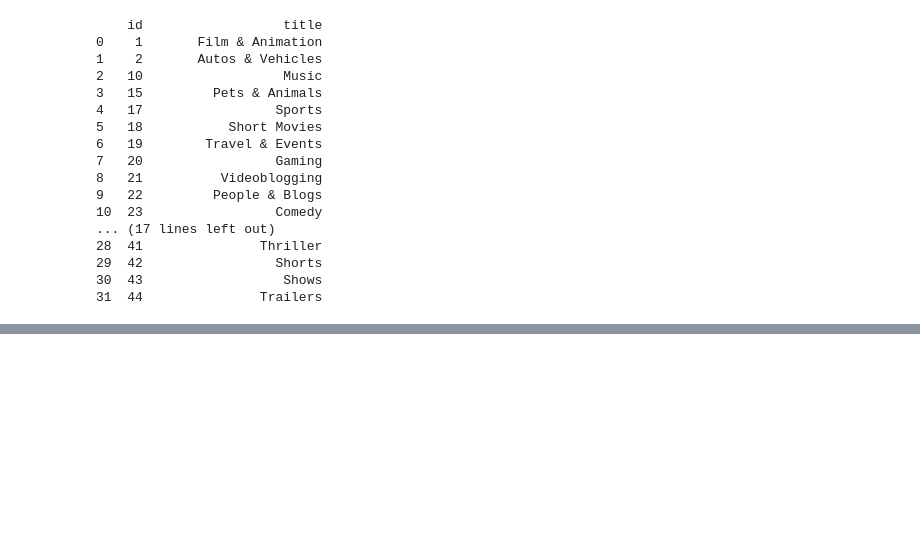
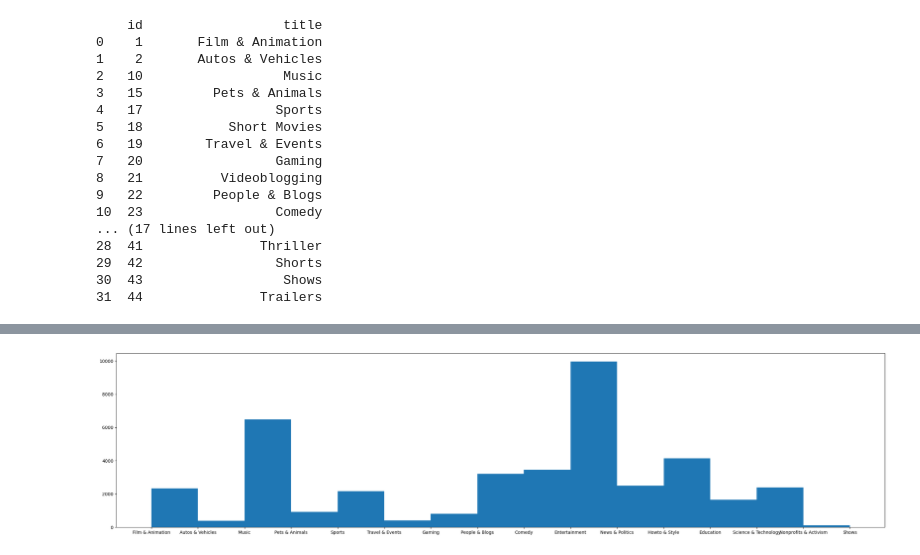
Before and after one commit to DarGo17/youtube, a Jupyter notebook: YouTube Assignmnet.ipynb, the cells around one changed output, grey strips where cells are left out. Drawn from its saved outputs; the diff is of its cells as text; code cells hidden in the pictures; blank space fills up the shorter version.

```diff
--- a/YouTube Assignmnet.ipynb
+++ b/YouTube Assignmnet.ipynb
@@ -145,0 +151,10 @@ sorted_df
+# %%
+# Make sure the id column in code_df is the same type as category_id in sorted_df
+code_df['id'] = code_df['id'].astype(str)
+sorted_df['category_id'] = sorted_df['category_id'].astype(str)
+
+# Create a mapping dictionary from code_df
+code_map = code_df.set_index('id')['title']
+
+# Map the numeric codes in sorted_df to their titles
+sorted_df['category_title'] = sorted_df['category_id'].map(code_map)
@@ -145,0 +207,7 @@ sorted_df
+# %%
+fig, ax = plt.subplots(figsize=(25,6))
+ax.hist(sorted_df["category_title"], bins=15)
+plt.tight_layout()
+plt.show()
+# %% [output]
+[figure, added]
```
Also changed, not shown: parts of 9 cells of this notebook.
